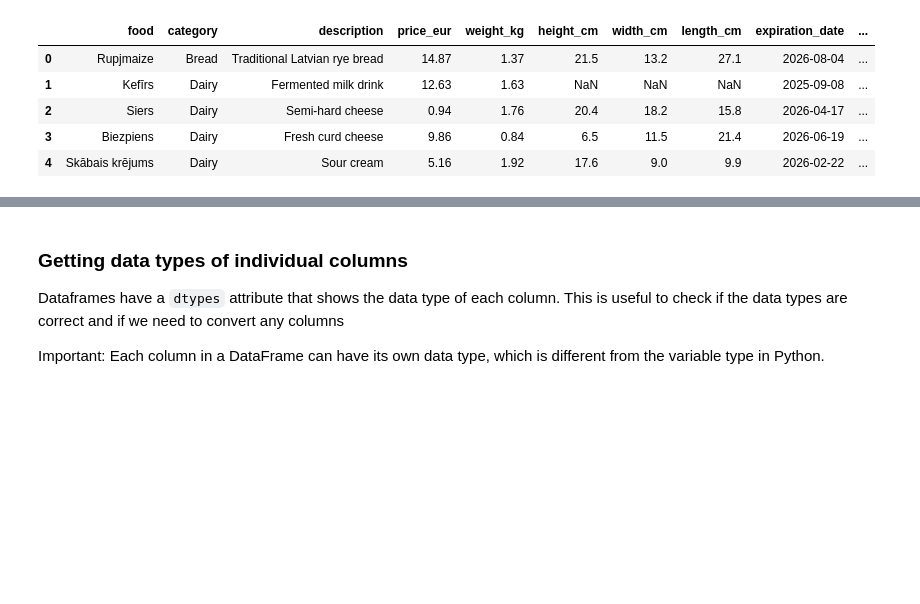
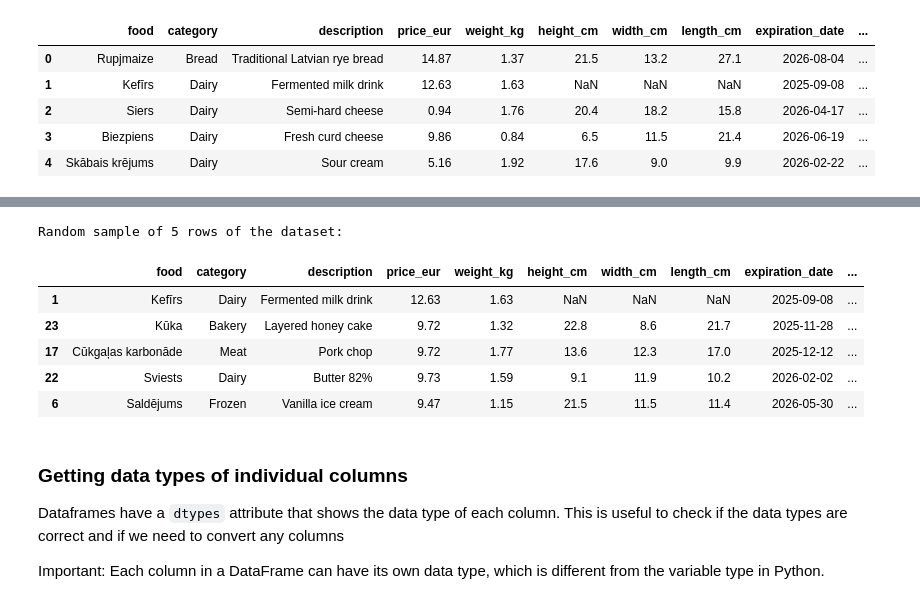
Before and after one commit to ValRCS/RTU_Data_Analysis_Visualization_CPD, a Jupyter notebook: notebooks/day1_big_picture_intro.ipynb, the cells around one changed output, grey strips where cells are left out. Saved outputs shown, nothing was run; the diff lists cells and outputs as text; code cells hidden in the pictures; blank space fills up the shorter version.

```diff
--- a/notebooks/day1_big_picture_intro.ipynb
+++ b/notebooks/day1_big_picture_intro.ipynb
@@ -770,3 +783,15 @@ First 5 rows of the dataset:
+# %%
+# if I have many rows of data, I might also want to take a random sample of rows and show it
+print("Random sample of 5 rows of the dataset:")
+df.sample(5)
+# %% [output]
+Random sample of 5 rows of the dataset:
+|  | food | category | description | price_eur | weight_kg | height_cm | width_cm | length_cm | expiration_date | ... |
+| 1 | Kefīrs | Dairy | Fermented milk drink | 12.63 | 1.63 | NaN | NaN | NaN | 2025-09-08 | ... |
+| 23 | Kūka | Bakery | Layered honey cake | 9.72 | 1.32 | 22.8 | 8.6 | 21.7 | 2025-11-28 | ... |
+| 17 | Cūkgaļas karbonāde | Meat | Pork chop | 9.72 | 1.77 | 13.6 | 12.3 | 17.0 | 2025-12-12 | ... |
+| 22 | Sviests | Dairy | Butter 82% | 9.73 | 1.59 | 9.1 | 11.9 | 10.2 | 2026-02-02 | ... |
+| 6 | Saldējums | Frozen | Vanilla ice cream | 9.47 | 1.15 | 21.5 | 11.5 | 11.4 | 2026-05-30 | ... |
 # %% [markdown]
 ### Getting data types of individual columns
 
```
Also changed, not shown: parts of 15 cells of this notebook.
